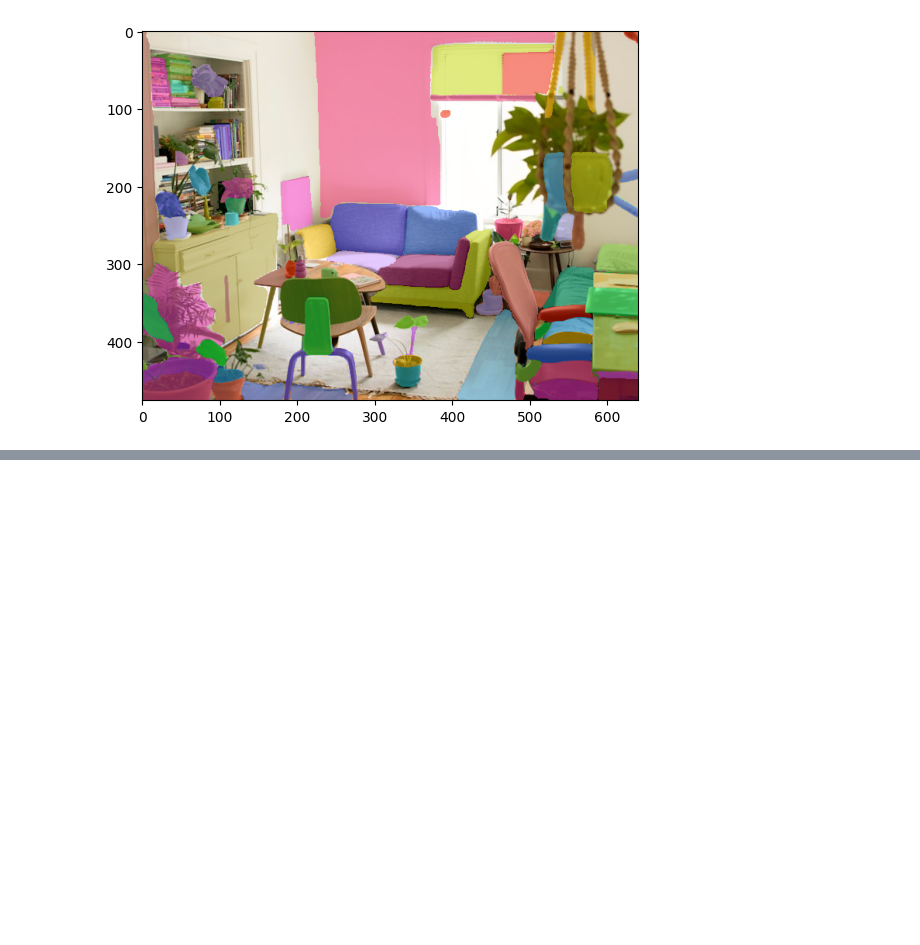
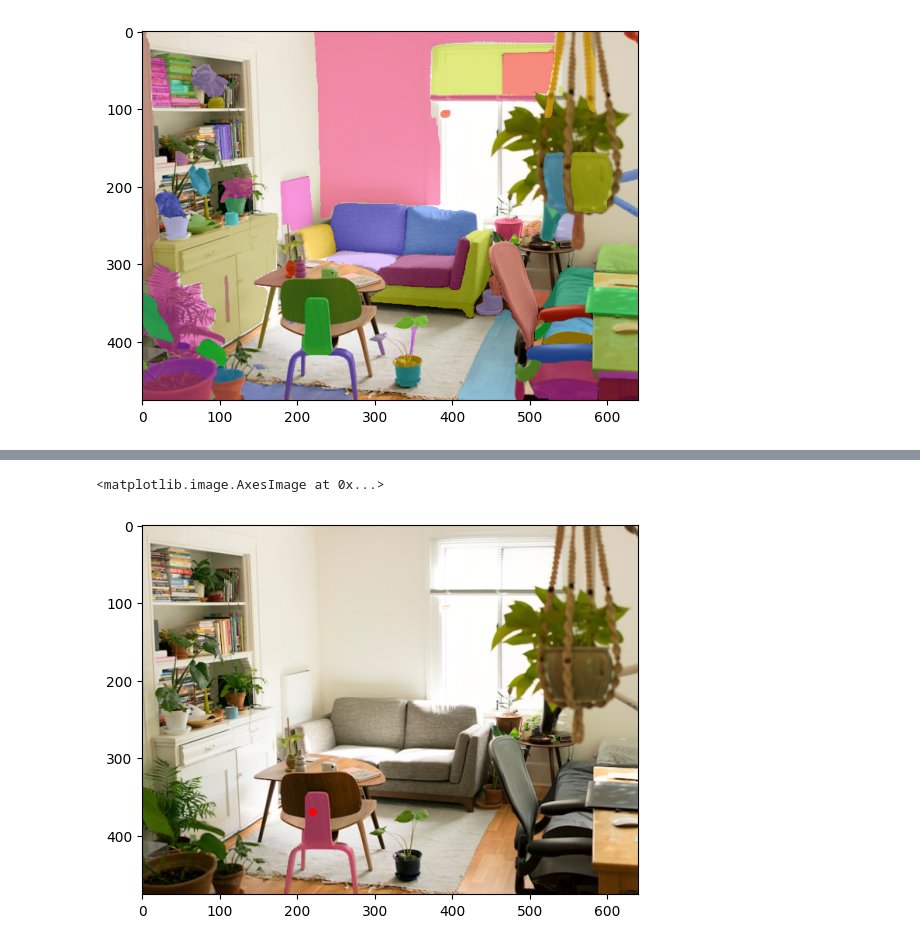
Before and after one commit to ut-vision/30min-of-deep-learning, a Jupyter notebook: 08_Object_Detection_And_Segmentation/index.ipynb, the cells around one changed output, grey strips where cells are left out. Cells and saved outputs as stored; diff of their text form; code cells hidden in the pictures; blank space fills up the shorter version.

```diff
--- a/08_Object_Detection_And_Segmentation/index.ipynb
+++ b/08_Object_Detection_And_Segmentation/index.ipynb
@@ -115,5 +126,5 @@ Segmentation predicts the object class at the pixel level, which offers more gra
 from ultralytics import SAM
 
 # Load a model
-model = SAM("mobile_sam.pt")
+sam_model = SAM("mobile_sam.pt")
 # %%
@@ -131,0 +155,21 @@ plt.imshow(annotated_frame)
+# %%
+PROMPT_POINT = (220, 370)  # Point prompt inside the object
+
+results = sam_model(
+    EXAMPLE_IMAGE_PATH,
+    points=[PROMPT_POINT],
+    verbose=False
+)
+# %%
+detections = sv.Detections.from_ultralytics(results[0])
+mask_annotator = sv.MaskAnnotator()
+annotated_frame = mask_annotator.annotate(
+    scene=image.copy(),
+    detections=detections
+)
+# Draw out the point prompt as well
+cv2.circle(annotated_frame, PROMPT_POINT, radius=5, color=(255, 0, 0), thickness=-1)
+plt.imshow(annotated_frame)
+# %% [output]
+<matplotlib.image.AxesImage at 0x...>
+[figure, added]
```
Also changed, not shown: parts of 10 cells of this notebook.
